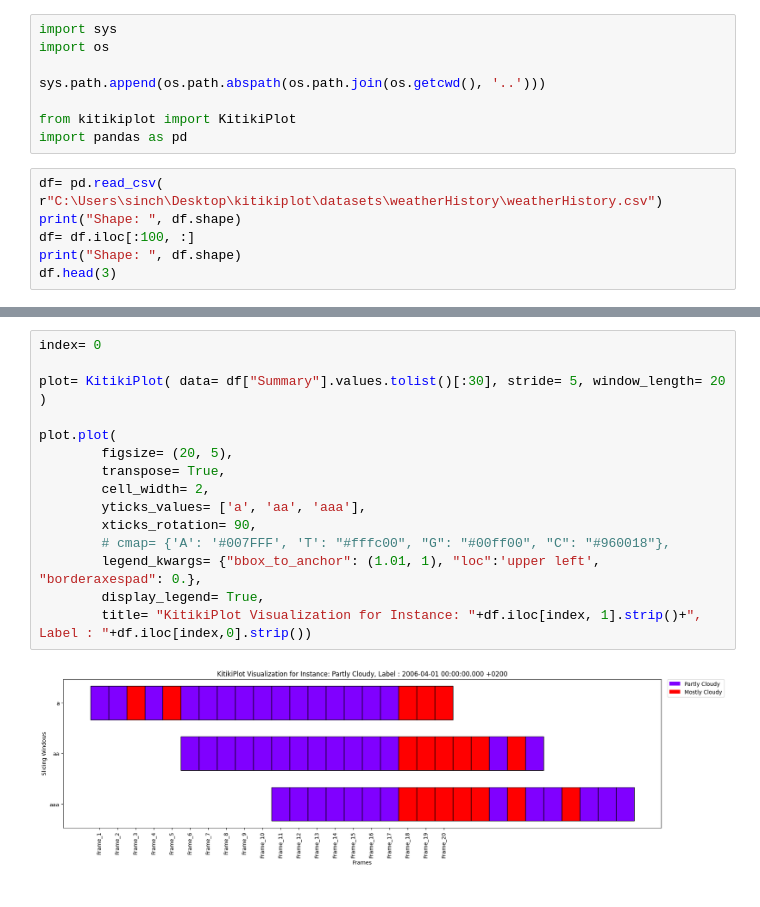
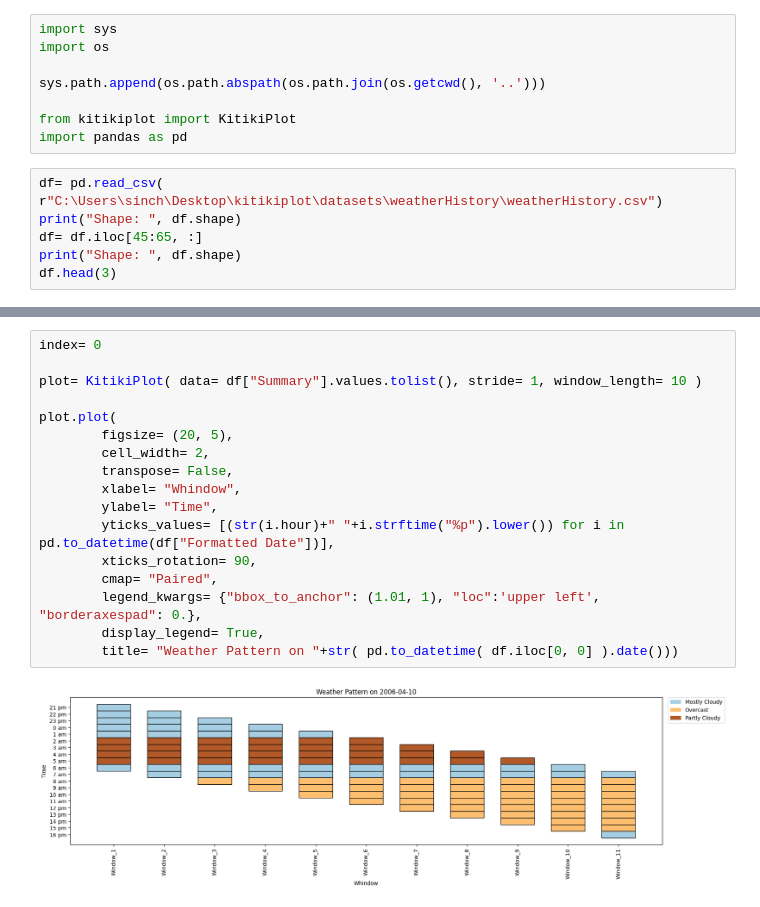
Before and after one commit to BodduSriPavan-111/kitikiplot, a Jupyter notebook: examples/Weather_Pattern_Analysis.ipynb, the cells around one changed output, grey strips where cells are left out. Cells and saved outputs as stored; diff of their text form.

Commit message:
feat: x-y-tick-labels-updated

```diff
--- a/examples/Weather_Pattern_Analysis.ipynb
+++ b/examples/Weather_Pattern_Analysis.ipynb
@@ -9,7 +9,7 @@ import pandas as pd
 # %%
 df= pd.read_csv( r"C:\Users\sinch\Desktop\kitikiplot\datasets\weatherHistory\weatherHistory.csv")
 print("Shape: ", df.shape)
-df= df.iloc[:100, :]
+df= df.iloc[45:65, :]
 print("Shape: ", df.shape)
 df.head(3)
 # %% [output]
@@ -22,17 +44,19 @@ Shape:  (100, 12)
 # %%
 index= 0
 
-plot= KitikiPlot( data= df["Summary"].values.tolist()[:30], stride= 5, window_length= 20 )
+plot= KitikiPlot( data= df["Summary"].values.tolist(), stride= 1, window_length= 10 )
 
 plot.plot(
         figsize= (20, 5),
-        transpose= True,
         cell_width= 2,
-        yticks_values= ['a', 'aa', 'aaa'],
+        transpose= False,
+        xlabel= "Whindow",
+        ylabel= "Time",
+        yticks_values= [(str(i.hour)+" "+i.strftime("%p").lower()) for i in  pd.to_datetime(df["Formatted Date"])],
         xticks_rotation= 90,
-        # cmap= {'A': '#007FFF', 'T': "#fffc00", "G": "#00ff00", "C": "#960018"},
+        cmap= "Paired",
         legend_kwargs= {"bbox_to_anchor": (1.01, 1), "loc":'upper left', "borderaxespad": 0.},
         display_legend= True,
-        title= "KitikiPlot Visualization for Instance: "+df.iloc[index, 1].strip()+", Label : "+df.iloc[index,0].strip())
+        title= "Weather Pattern on "+str( pd.to_datetime( df.iloc[0, 0] ).date()))
 # %% [output]
-[figure, old version]
+[figure, new version]
```
Also changed, not shown: parts of 3 cells of this notebook, 4 other files.
